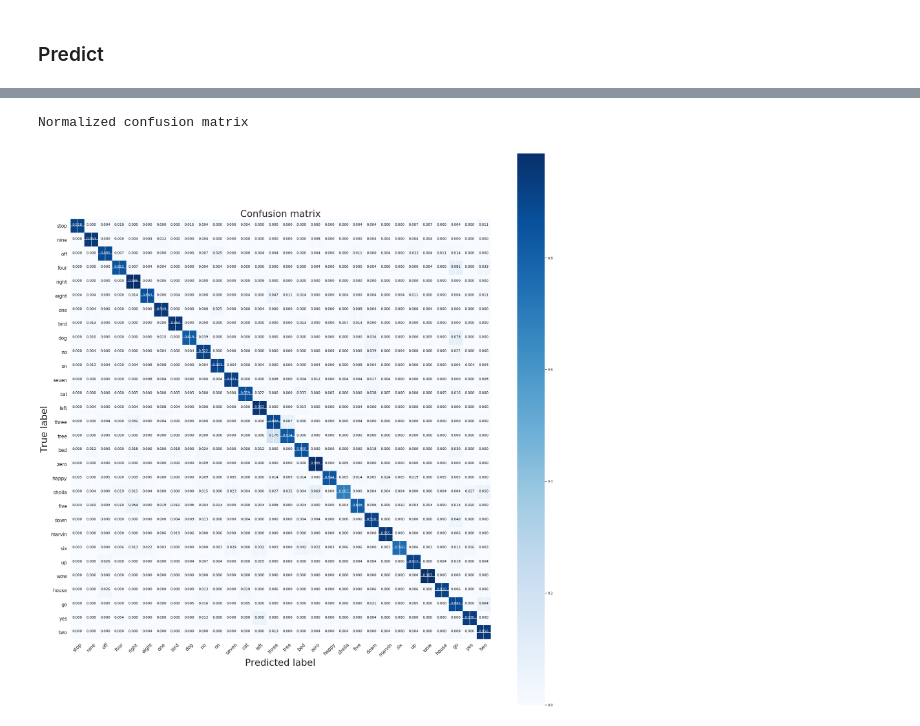
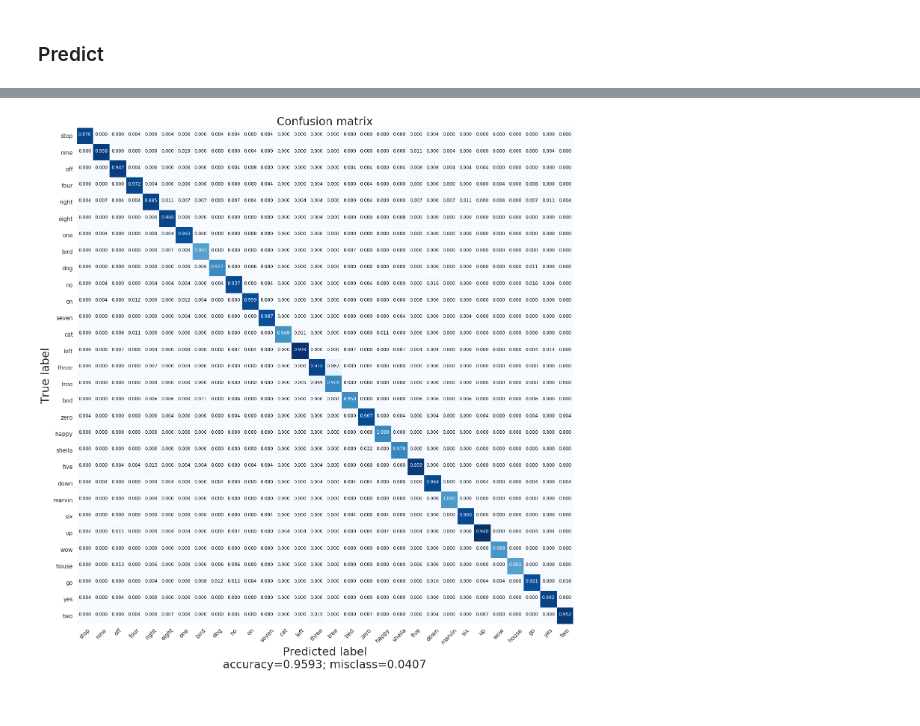
Before and after one commit to Mmiglio/SpeechRecognition, a Jupyter notebook: notebooks/Training.ipynb, the cells around one changed output, grey strips where cells are left out. Cells and saved outputs as stored; diff of their text form; code cells hidden in the pictures.

```diff
--- a/notebooks/Training.ipynb
+++ b/notebooks/Training.ipynb
@@ -370,3 +231,3 @@ for i in range(len(x_test)):
 # %%
-out = model.predict(x_test,verbose=1, workers=os.cpu_count(), use_multiprocessing=True)
+out = model.predict(test_data, verbose=1)
 # %% [output]
@@ -384,40 +246,6 @@ Accuracy: 0.8903
-# %%
-import itertools
-def plot_confusion_matrix(cm, classes,
-                          normalize=False,
-                          title='Confusion matrix',
-                          cmap=plt.cm.Blues):
-    """
-    This function prints and plots the confusion matrix.
-    Normalization can be applied by setting `normalize=True`.
-    """
-    if normalize:
-        cm = cm.astype('float') / cm.sum(axis=1)[:, np.newaxis]
-        print("Normalized confusion matrix")
-    else:
-        print('Confusion matrix, without normalization')
-
-
-    plt.figure(figsize=(25,25))
-    plt.imshow(cm, interpolation='nearest', cmap=cmap)
-    plt.title(title, fontsize=30)
-    plt.colorbar()
-    tick_marks = np.arange(len(classes))
-    plt.xticks(tick_marks, classes, rotation=45, fontsize=15)
-    plt.yticks(tick_marks, classes, fontsize=15)
-
-    fmt = '.3f' if normalize else 'd'
-    thresh = cm.max() / 2.
-    for i, j in itertools.product(range(cm.shape[0]), range(cm.shape[1])):
-        plt.text(j, i, format(cm[i, j], fmt), size=11,
-                 horizontalalignment="center",
-                 color="white" if cm[i, j] > thresh else "black")
-
-    plt.ylabel('True label', fontsize=30)
-    plt.xlabel('Predicted label', fontsize=30)
-    plt.tight_layout()
-
-plot_confusion_matrix(cm, classes=list(inv_categories.values())[:-1], normalize=True)
-# %% [output]
-Normalized confusion matrix
-[figure, removed]
+# %%
+from analysisFuntions import plot_confusion_matrix
+
+plot_confusion_matrix(cm, target_names=list(inv_categories.values())[:-1], normalize=True)
+# %% [output]
+[figure, added]
```
Also changed, not shown: parts of 22 cells of this notebook, 4 other files.
